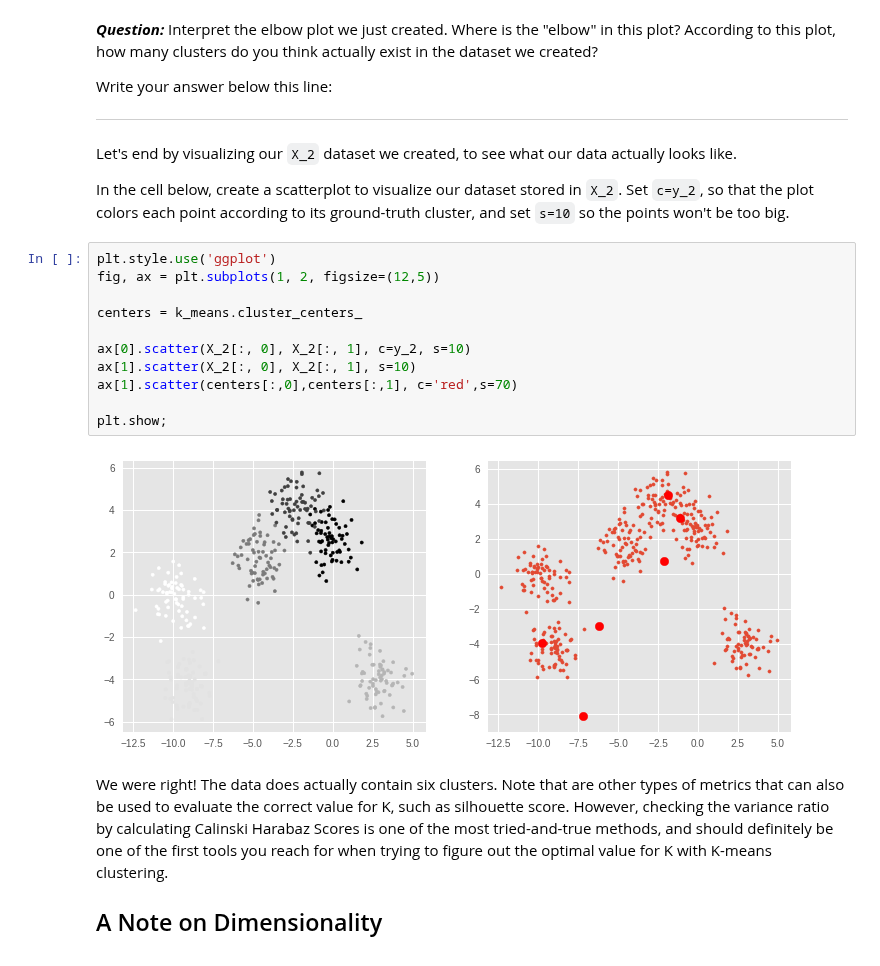
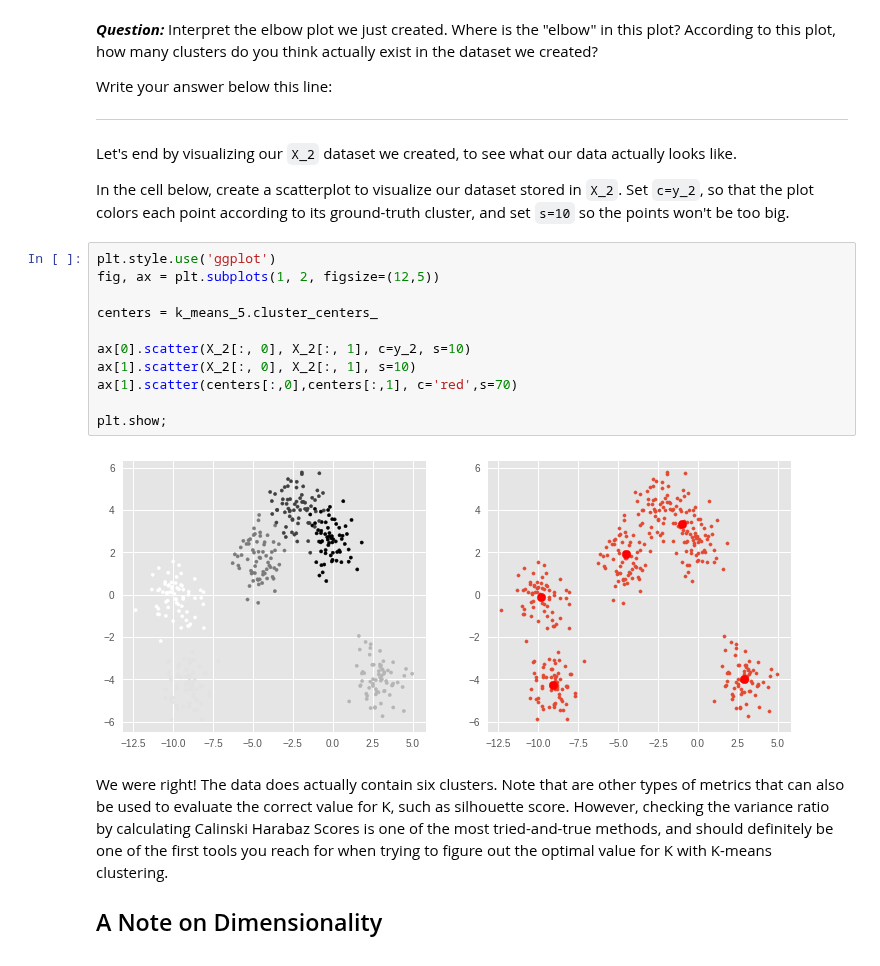
Before and after one commit to jnawjux/dsc-3-35-04-k-means-clustering-lab-seattle-ds-career-040119, a Jupyter notebook: index.ipynb, the cells around one changed output. Drawn from its saved outputs; the diff is of its cells as text.

```diff
--- a/index.ipynb
+++ b/index.ipynb
@@ -219,16 +219,16 @@ In the cell below, create a scatterplot to visualize our dataset stored in `X_2`
 # %%
 plt.style.use('ggplot')
 fig, ax = plt.subplots(1, 2, figsize=(12,5))
 
-centers = k_means.cluster_centers_
+centers = k_means_5.cluster_centers_
 
 ax[0].scatter(X_2[:, 0], X_2[:, 1], c=y_2, s=10)
 ax[1].scatter(X_2[:, 0], X_2[:, 1], s=10)
 ax[1].scatter(centers[:,0],centers[:,1], c='red',s=70)
 
 plt.show;
 # %% [output]
-[figure, old version]
+[figure, new version]
 # %% [markdown]
 We were right! The data does actually contain six clusters. Note that are other types of metrics that can also be used to evaluate the correct value for K, such as silhouette score. However, checking the variance ratio by calculating Calinski Harabaz Scores is one of the most tried-and-true methods, and should definitely be one of the first tools you reach for when trying to figure out the optimal value for K with K-means clustering.
 
```
